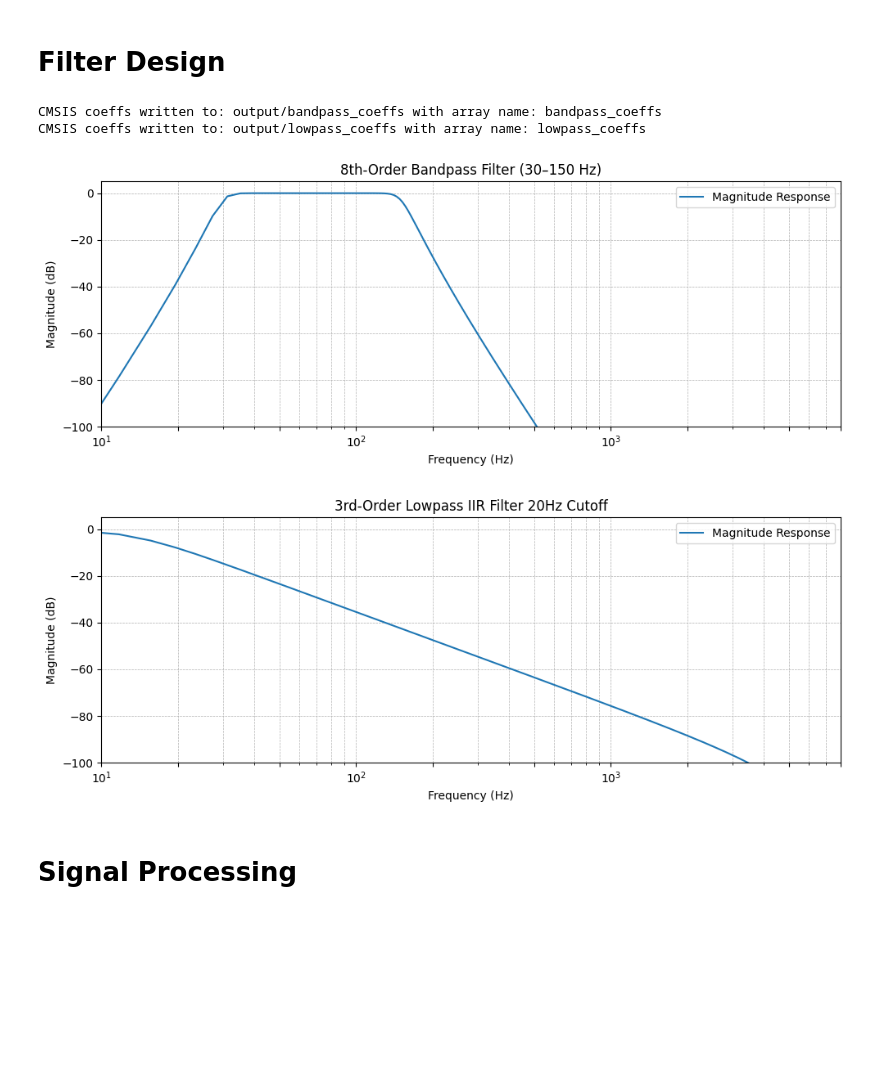
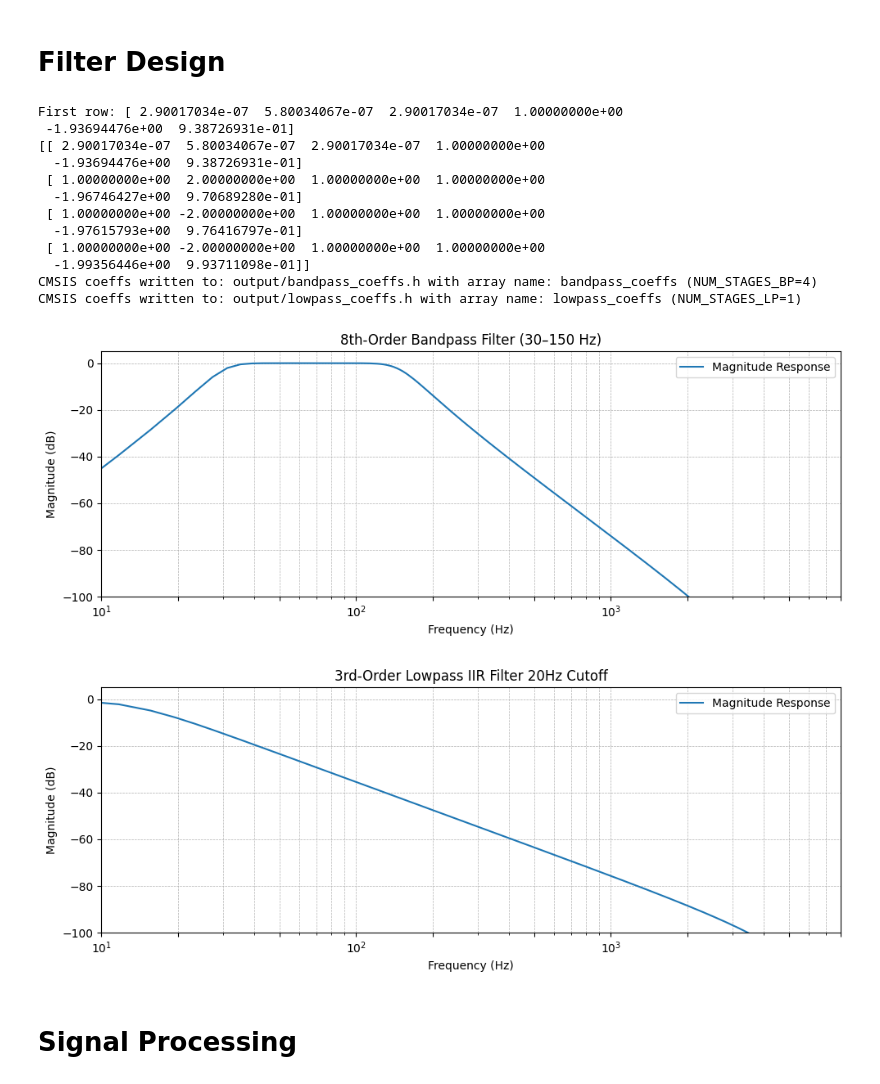
Before and after one commit to Sol455/nrf-wearable-cardiac-auscultation, a Jupyter notebook: python_dsp/hs_analysis.ipynb, the cells around one changed output. Drawn from its saved outputs; the diff is of its cells as text; code cells hidden in the pictures; blank space fills up the shorter version.

Commit message:
set python filter gen script to use 4th order bp, instead of 8th. Bought in generated coeffs

```diff
--- a/python_dsp/hs_analysis.ipynb
+++ b/python_dsp/hs_analysis.ipynb
@@ -27,7 +27,7 @@ class DSPConfig:
     # Filter Parameters
     bp_lf_cut: int = 30
     bp_hf_cut: int = 150
-    bp_order: int = 8
+    bp_order: int = 4
 
     lp_cut: int = 13
     lp_order: int = 2
@@ -78,15 +78,29 @@ cfg = DSPConfig()
 # %%
 sos_bandpass = design_bandpass_iir(cfg.fs, cfg.bp_lf_cut, cfg.bp_hf_cut, cfg.bp_order)
 sos_lowpass = design_lowpass_iir(cfg.fs, cfg.lp_cut, cfg.lp_order)
 
+print("First row:", sos_bandpass[0])
+print(sos_bandpass)
+
+
 plot_filter_response(sos_bandpass, cfg.fs, title="8th-Order Bandpass Filter (30–150 Hz)")
 plot_filter_response(sos_lowpass, cfg.fs, title="3rd-Order Lowpass IIR Filter 20Hz Cutoff")
-export_sos_to_cmsis_header(sos_bandpass, "output/bandpass_coeffs", "bandpass_coeffs")
-export_sos_to_cmsis_header(sos_lowpass, "output/lowpass_coeffs", "lowpass_coeffs")
+export_sos_to_cmsis_header(sos_bandpass, "output/bandpass_coeffs.h", "bandpass_coeffs", "NUM_STAGES_BP")
+export_sos_to_cmsis_header(sos_lowpass, "output/lowpass_coeffs.h", "lowpass_coeffs", "NUM_STAGES_LP")
 # %% [output]
-CMSIS coeffs written to: output/bandpass_coeffs with array name: bandpass_coeffs
-CMSIS coeffs written to: output/lowpass_coeffs with array name: lowpass_coeffs
+First row: [ 2.90017034e-07  5.80034067e-07  2.90017034e-07  1.00000000e+00
+ -1.93694476e+00  9.38726931e-01]
+[[ 2.90017034e-07  5.80034067e-07  2.90017034e-07  1.00000000e+00
+  -1.93694476e+00  9.38726931e-01]
+ [ 1.00000000e+00  2.00000000e+00  1.00000000e+00  1.00000000e+00
+  -1.96746427e+00  9.70689280e-01]
+ [ 1.00000000e+00 -2.00000000e+00  1.00000000e+00  1.00000000e+00
+  -1.97615793e+00  9.76416797e-01]
+ [ 1.00000000e+00 -2.00000000e+00  1.00000000e+00  1.00000000e+00
+  -1.99356446e+00  9.93711098e-01]]
+CMSIS coeffs written to: output/bandpass_coeffs.h with array name: bandpass_coeffs (NUM_STAGES_BP=4)
+CMSIS coeffs written to: output/lowpass_coeffs.h with array name: lowpass_coeffs (NUM_STAGES_LP=1)
-[figure, old version]
+[figure, new version]
 [figure]
 # %% [markdown]
 # Signal Processing
```
Also changed, not shown: parts of 1 cell of this notebook, 5 other files.
